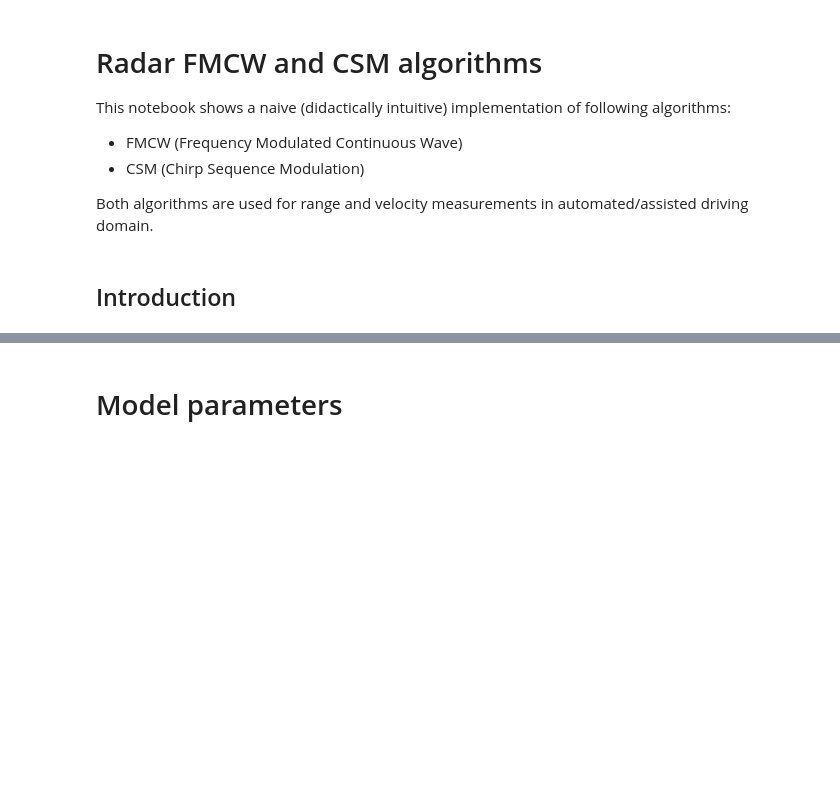
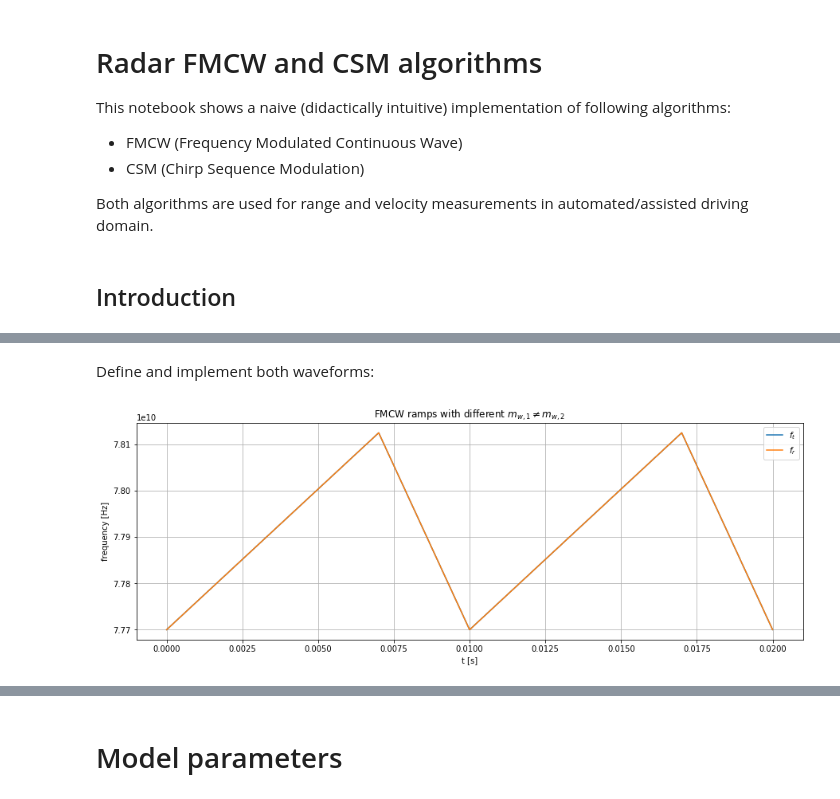
Before and after one commit to kopytjuk/python-fmcw, a Jupyter notebook: RADAR.ipynb, the cells around one changed output, grey strips where cells are left out. Cells and saved outputs as stored; diff of their text form; code cells hidden in the pictures; blank space fills up the shorter version.

Commit message:
Finalize FMCW chapter.

```diff
--- a/RADAR.ipynb
+++ b/RADAR.ipynb
@@ -46,0 +169,36 @@ print(plt_version)
+# %% [markdown]
+Define and implement both waveforms:
+# %%
+T_ramp1 = T_ramp*0.7
+T_ramp2 = T_ramp*0.3
+m_w1 = f_ramp/T_ramp1
+m_w2 = -f_ramp/T_ramp2
+# %%
+def f_t(t):
+    r1 = f_0 + m_w1*(t % (T_ramp1+T_ramp2))
+    r1[(t%(T_ramp1+T_ramp2)) > T_ramp1] = 0
+
+    r2 = f_0 + m_w1*T_ramp1 + m_w2*( (t-T_ramp1) % (T_ramp1+T_ramp2))
+    r2[(t%(T_ramp1+T_ramp2)) <= T_ramp1] = 0
+
+    return r1+r2
+# %%
+def f_r(t):
+    r1 = f_0 + m_w1*(t % (T_ramp1+T_ramp2) - 2*r/c) - 2*v*f_0/c
+    r1[(t%(T_ramp1+T_ramp2)) > T_ramp1] = 0
+
+    r2 = f_0 + m_w1*T_ramp1 + m_w2*( (t-T_ramp1) % (T_ramp1+T_ramp2) - 2*r/c) - 2*v*f_0/c
+    r2[(t%(T_ramp1+T_ramp2)) <= T_ramp1] = 0
+    return r1+r2
+# %%
+t = np.arange(0, 2*T_ramp, 1e-7)
+plt.figure(figsize=(15,5))
+plt.plot(t, f_t(t), label="$f_t$")
+plt.plot(t, f_r(t), label="$f_r$")
+plt.legend()
+plt.xlabel("t [s]")
+plt.ylabel("frequency [Hz]")
+plt.title("FMCW ramps with different $m_{w,1} \\neq m_{w,2}$")
+plt.grid();
+# %% [output]
+[figure, added]
```
Also changed, not shown: parts of 26 cells of this notebook.
